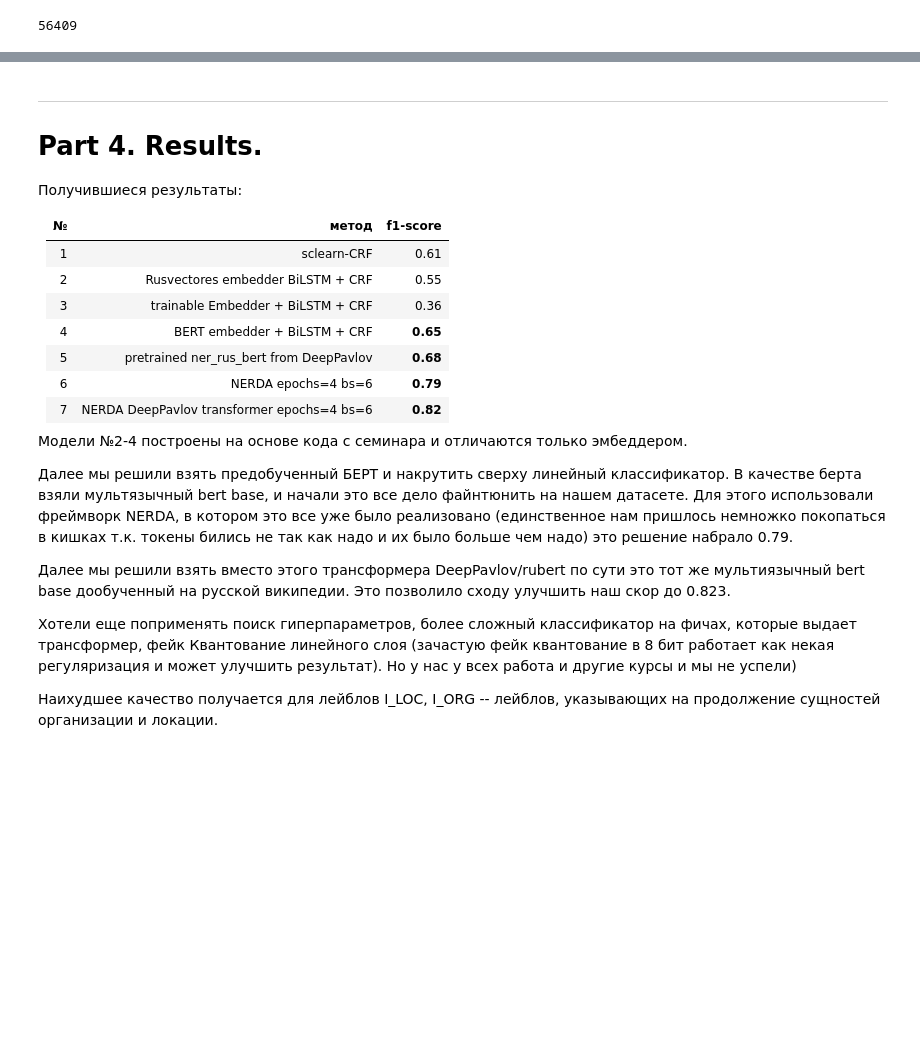
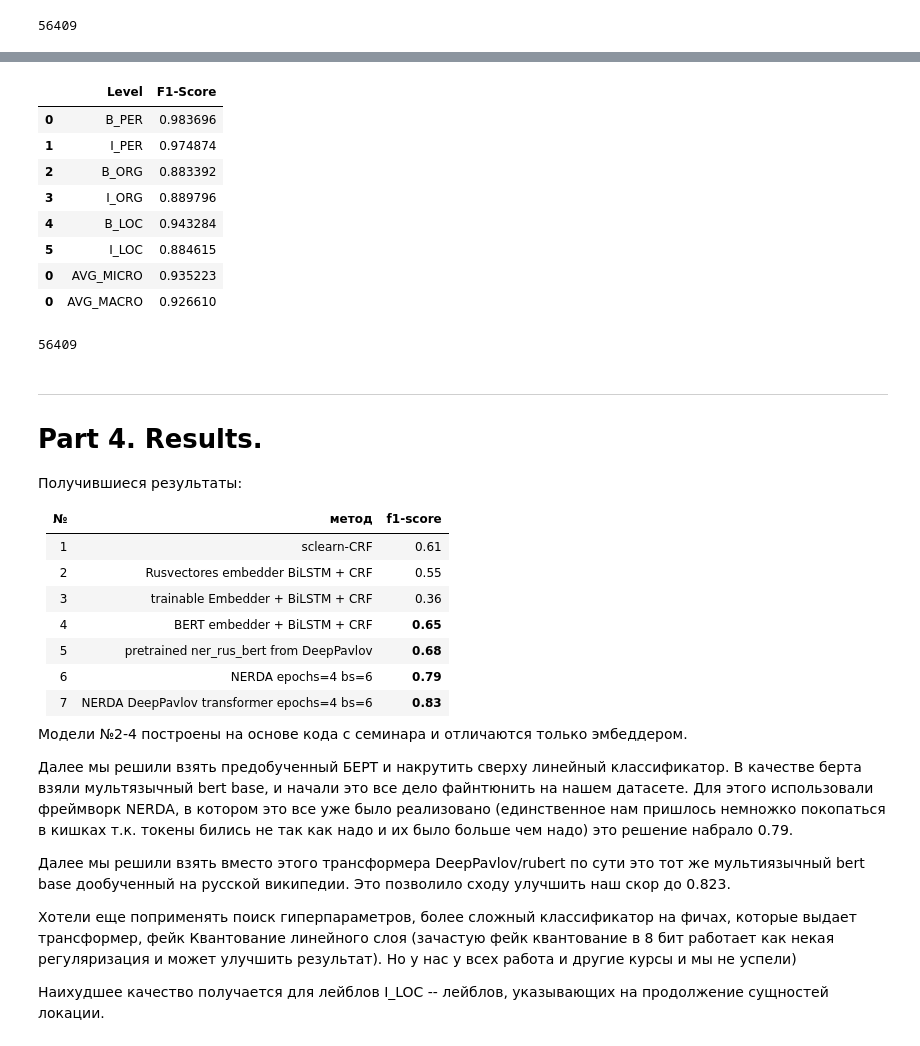
Before and after one commit to Valentin-Buchnev/NLP-mipt, a Jupyter notebook: hw2/solution.ipynb, the cells around one changed output, grey strips where cells are left out. Cells and saved outputs as stored; diff of their text form; code cells hidden in the pictures; blank space fills up the shorter version.

```diff
--- a/hw2/solution.ipynb
+++ b/hw2/solution.ipynb
@@ -791,0 +840,15 @@ nerda_submission.to_csv('submission_nerda_dp_bs6_epochs4.csv', index=False)
+# %%
+train = train_cp
+# %%
+train_data, val_data = train_test_split(train, test_size=0.1, random_state=42)
+test_data = test.copy()
+
+labels = []
+for i, row in test_data.iterrows():
+    labels.append(' '.join(['O'] * len(row[1].split(' '))))
+
+test_data['labels'] = labels
+
+train_data.columns = ['id', 'text', 'labels']
+val_data.columns = ['id', 'text', 'labels']
+test_data.columns = ['id', 'text', 'labels']
@@ -791,0 +886,11 @@ nerda_submission.to_csv('submission_nerda_dp_bs6_epochs4.csv', index=False)
+# %%
+model = NERDA(
+    dataset_training = training,
+    dataset_validation = validation,
+    tag_scheme = tag_scheme,
+    tag_outside = 'O',
+    transformer = transformer,
+    dropout = dropout,
+    hyperparameters = training_hyperparameters,
+    max_len = 256
+)
@@ -791,0 +899,2 @@ nerda_submission.to_csv('submission_nerda_dp_bs6_epochs4.csv', index=False)
+# %%
+model.train()
@@ -791,0 +914,12 @@ nerda_submission.to_csv('submission_nerda_dp_bs6_epochs4.csv', index=False)
+# %%
+model.evaluate_performance(validation)
+# %% [output]
+|  | Level | F1-Score |
+| 0 | B_PER | 0.983696 |
+| 1 | I_PER | 0.974874 |
+| 2 | B_ORG | 0.883392 |
+| 3 | I_ORG | 0.889796 |
+| 4 | B_LOC | 0.943284 |
+| 5 | I_LOC | 0.884615 |
+| 0 | AVG_MICRO | 0.935223 |
+| 0 | AVG_MACRO | 0.926610 |
@@ -791,0 +928,4 @@ nerda_submission.to_csv('submission_nerda_dp_bs6_epochs4.csv', index=False)
+# %%
+len(NERDA_submission_list)
+# %% [output]
+56409
@@ -803,7 +947,7 @@ nerda_submission.to_csv('submission_nerda_dp_bs6_epochs4.csv', index=False)
 |4| BERT embedder + BiLSTM + CRF | **0.65**      |
 |5| pretrained ner_rus_bert from DeepPavlov | **0.68**      |
 |6| NERDA epochs=4 bs=6 | **0.79**      |
-|7| NERDA DeepPavlov transformer epochs=4 bs=6 | **0.82**      |
+|7| NERDA DeepPavlov transformer epochs=4 bs=6 | **0.83**      |
 
 Модели №2-4 построены на основе кода с семинара и отличаются только эмбеддером.
 
@@ -814,4 +958,4 @@ nerda_submission.to_csv('submission_nerda_dp_bs6_epochs4.csv', index=False)
 Хотели еще поприменять поиск гиперпараметров, более сложный классификатор на фичах, которые выдает трансформер, фейк Квантование линейного слоя (зачастую фейк квантование в 8 бит работает как некая регуляризация и может улучшить результат).
 Но у нас у всех работа и другие курсы и мы не успели)
 
-Наихудшее качество получается для лейблов I_LOC, I_ORG -- лейблов, указывающих на продолжение сущностей организации и локации.
+Наихудшее качество получается для лейблов I_LOC -- лейблов, указывающих на продолжение сущностей локации.
```
Also changed, not shown: parts of 11 cells of this notebook, 4 other files.
